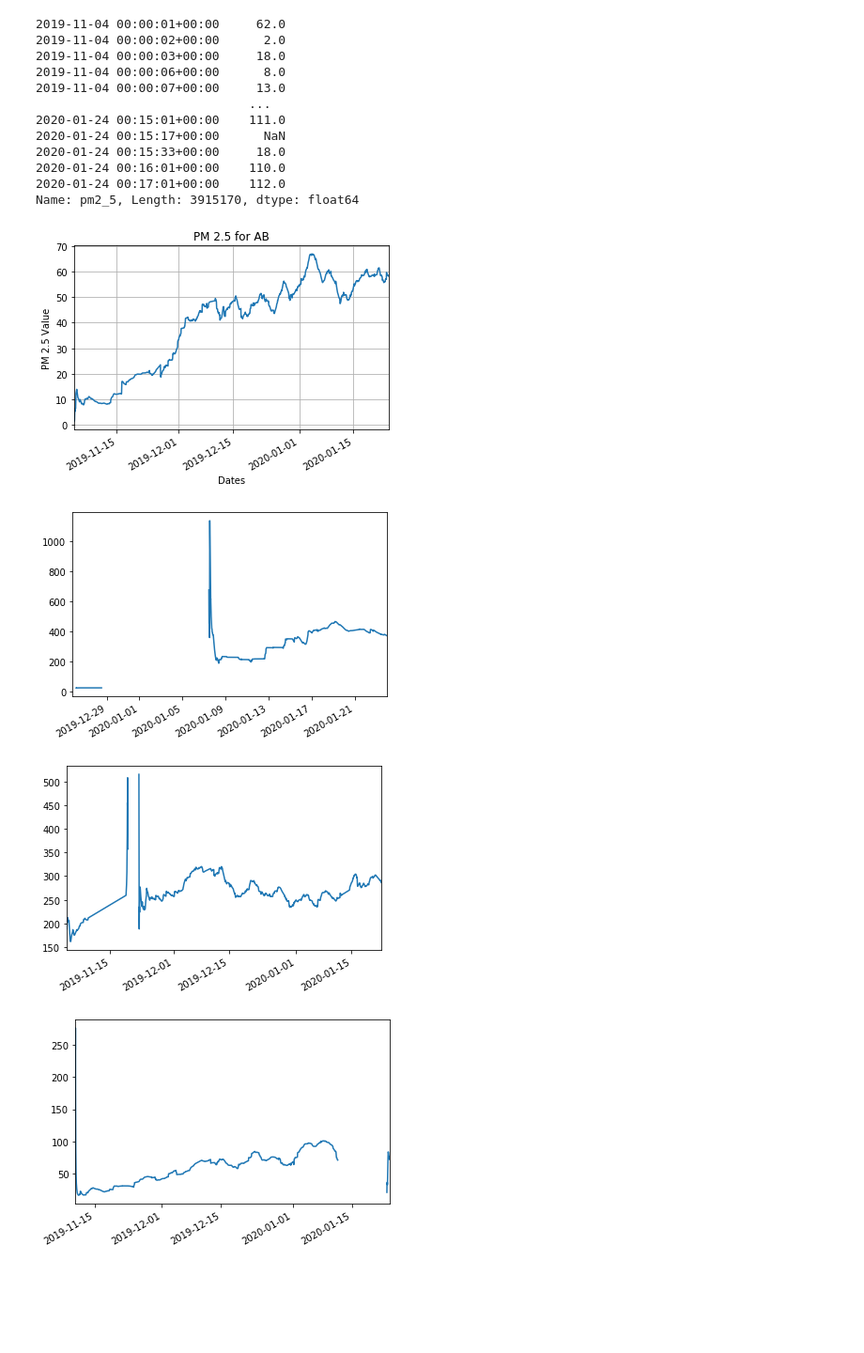
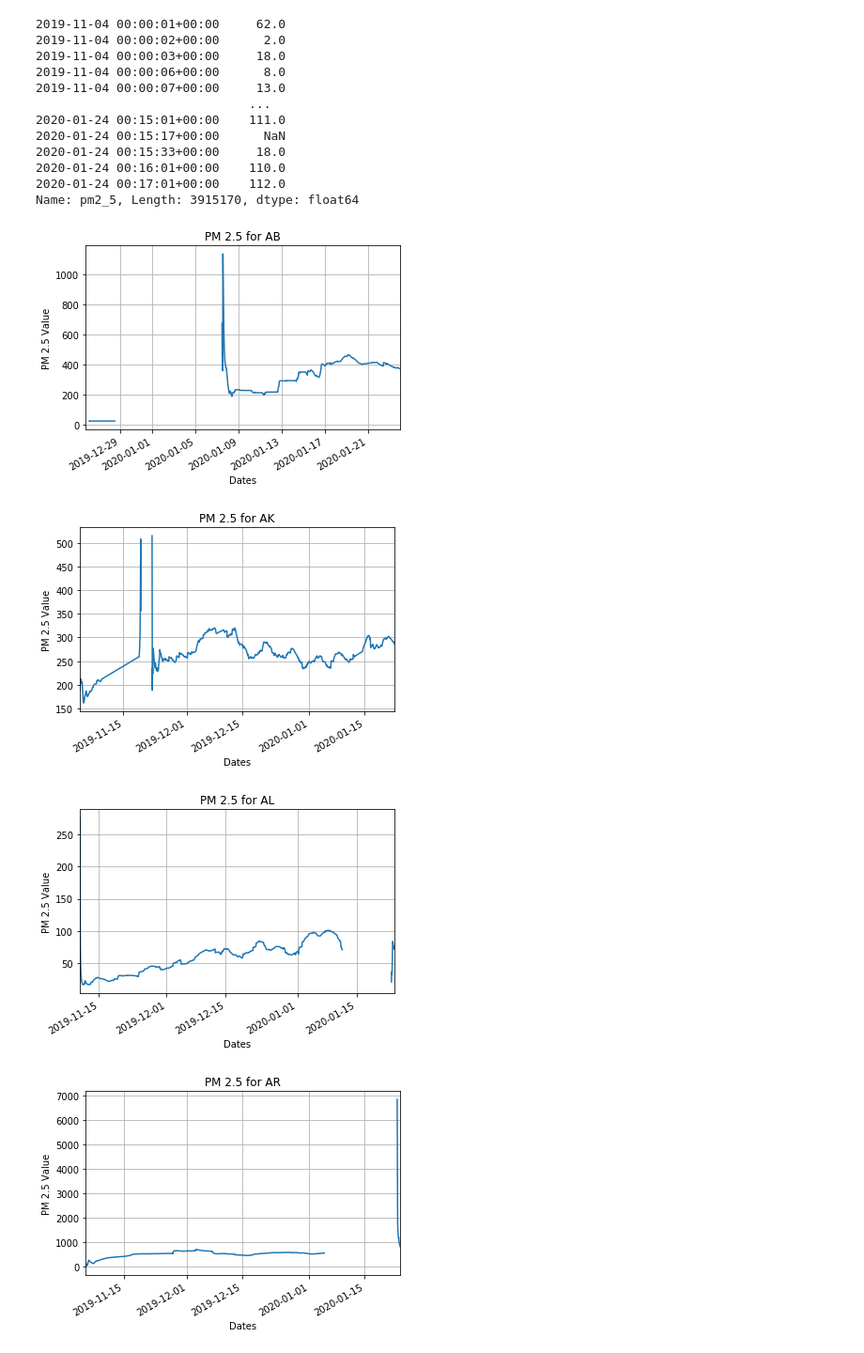
Before and after one commit to ylehilds/analyzing-mongolia-air-quality, a Jupyter notebook: jupyter/analysis.ipynb, the cells around one changed output. Shown at 94% size. Saved outputs shown, nothing was run; the diff lists cells and outputs as text; code cells hidden in the pictures; blank space fills up the shorter version.

Commit message:
got some graphs

```diff
--- a/jupyter/analysis.ipynb
+++ b/jupyter/analysis.ipynb
@@ -115,28 +115,27 @@ Name: pm2_5, Length: 3915170, dtype: float64
 # %%
 # for name, sensor_data in data.groupby("name"):
 #     print("Sensor:", name)
 #     sensor_data["pm2_5"].rolling("10d").mean().plot()
 
-data.groupby("name").get_group("CA")["pm2_5"].rolling("10d").mean().plot()
-plt.xlabel('Dates')
-plt.ylabel('PM 2.5 Value')
-plt.title('PM 2.5 for AB')
-plt.grid(True)
-# fig = plt.subplots()
-# fig.savefig("ab.png")
-plt.savefig("{}_pm_2_5.png".format("AB"), format='png')
-plt.show()
+for name, sensor_data in data.groupby("name"):
+    data.groupby("name").get_group(name)["pm2_5"].rolling("10d").mean().plot()
+    plt.xlabel('Dates')
+    plt.ylabel('PM 2.5 Value')
+    plt.title('PM 2.5 for {}'.format(name))
+    plt.grid(True)
+    plt.savefig("{}_pm_2_5.png".format(name), format='png')
+    plt.show()
 
-data.groupby("name").get_group("AB")["pm2_5"].rolling("10d").mean().plot()
-plt.show()
-data.groupby("name").get_group("AK")["pm2_5"].rolling("10d").mean().plot()
-plt.show()
-data.groupby("name").get_group("AL")["pm2_5"].rolling("10d").mean().plot()
-plt.show()
-data.groupby("name").get_group("AR")["pm2_5"].rolling("10d").mean().plot()
-plt.show()
+# data.groupby("name").get_group("AB")["pm2_5"].rolling("10d").mean().plot()
+# plt.show()
+# data.groupby("name").get_group("AK")["pm2_5"].rolling("10d").mean().plot()
+# plt.show()
+# data.groupby("name").get_group("AL")["pm2_5"].rolling("10d").mean().plot()
+# plt.show()
+# data.groupby("name").get_group("AR")["pm2_5"].rolling("10d").mean().plot()
+# plt.show()
 # %% [output]
-[figure, old version]
+[figure, new version]
-[figure, old version]
+[figure, new version]
-[figure, old version]
+[figure, new version]
-[figure, old version]
+[figure, new version]
```
Also changed, not shown: parts of 1 cell of this notebook, 58 other files.
